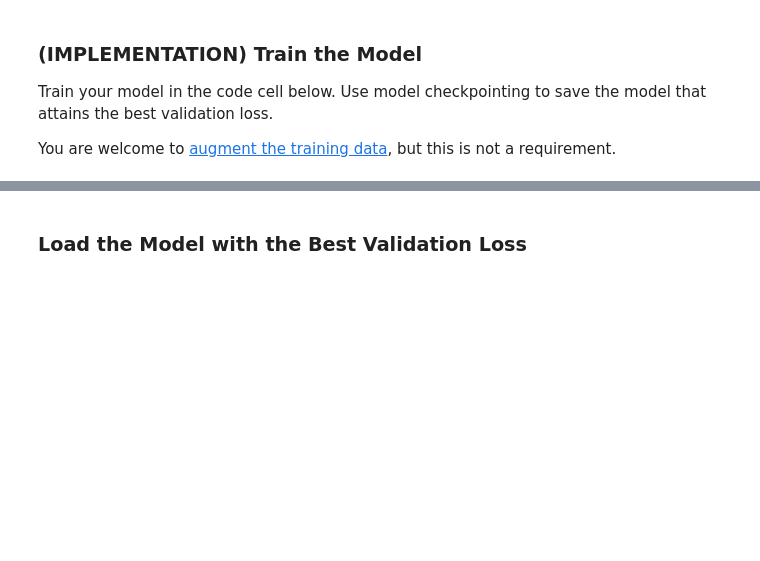
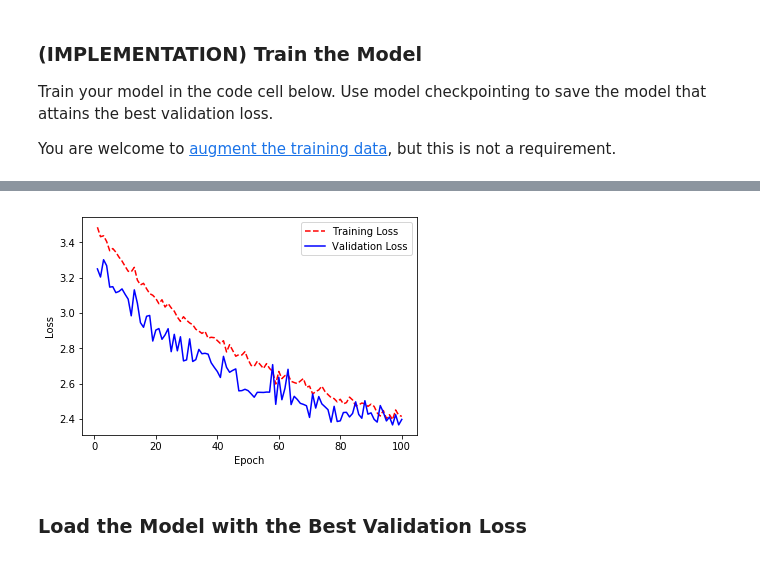
Before and after one commit to craig-martinson/dog-project, a Jupyter notebook: dog_app.ipynb, the cells around one changed output, grey strips where cells are left out. Drawn from its saved outputs; the diff is of its cells as text; code cells hidden in the pictures; blank space fills up the shorter version.

```diff
--- a/dog_app.ipynb
+++ b/dog_app.ipynb
@@ -574,3 +568,7 @@ visualize_loss_history(history)
+# %%
+utility.visualize_loss_history(history)
+# %% [output]
+[figure, added]
 # %% [markdown]
 ### Load the Model with the Best Validation Loss
 # %%
```
Also changed, not shown: parts of 27 cells of this notebook, 4 other files.
